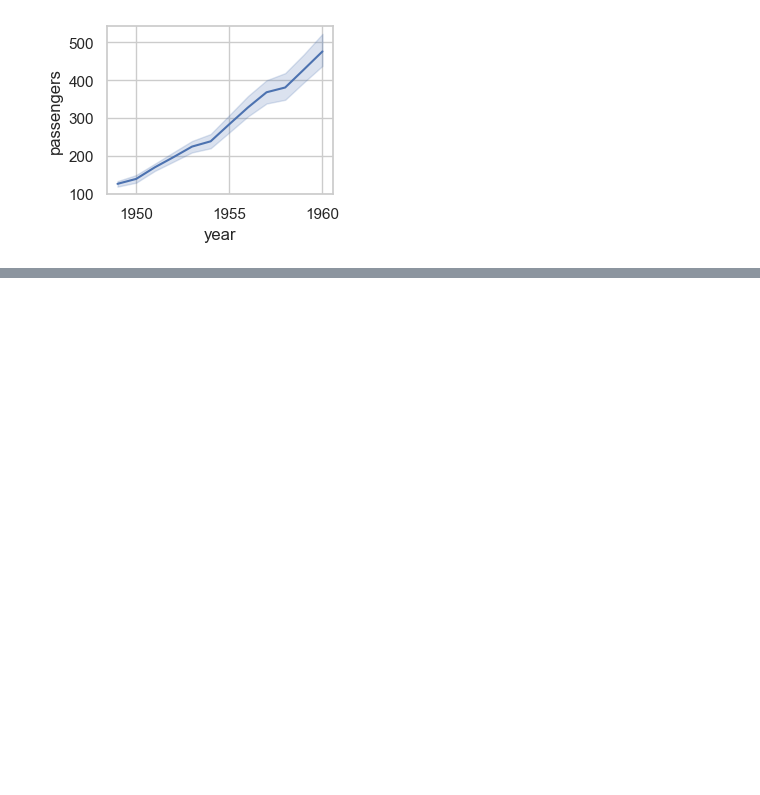
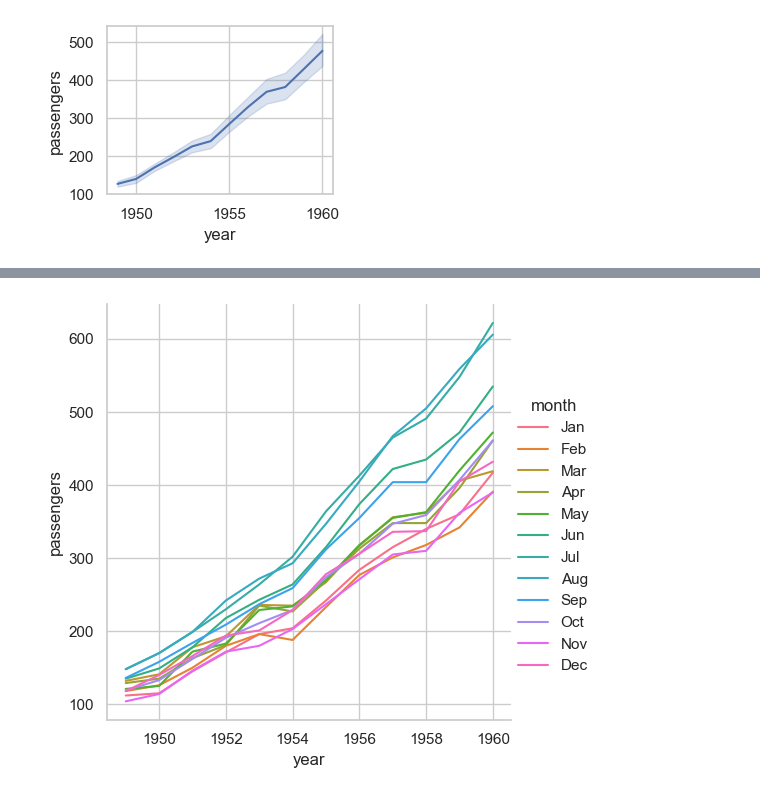
Before and after one commit to ankita14rai-nov/python-library, a Jupyter notebook: seaborn.ipynb, the cells around one changed output, grey strips where cells are left out. Cells and saved outputs as stored; diff of their text form; code cells hidden in the pictures; blank space fills up the shorter version.

```diff
--- a/seaborn.ipynb
+++ b/seaborn.ipynb
@@ -120,0 +132,14 @@ plt.show()
+# %%
+# Relational plot: "year", "passenger"
+
+month_order= ["jan", "feb", "mar", "apr",
+              "may", "june", "july", "aug", "sep", "oct", "nov", "dec"]
+
+sns.relplot(data= ft, x= "year", y= "passengers",
+            kind= "line", hue= "month", legend="auto")
+
+plt.show()
+
+# hue_order= month_order
+# %% [output]
+[figure, added]
```
Also changed, not shown: parts of 2 cells of this notebook.
